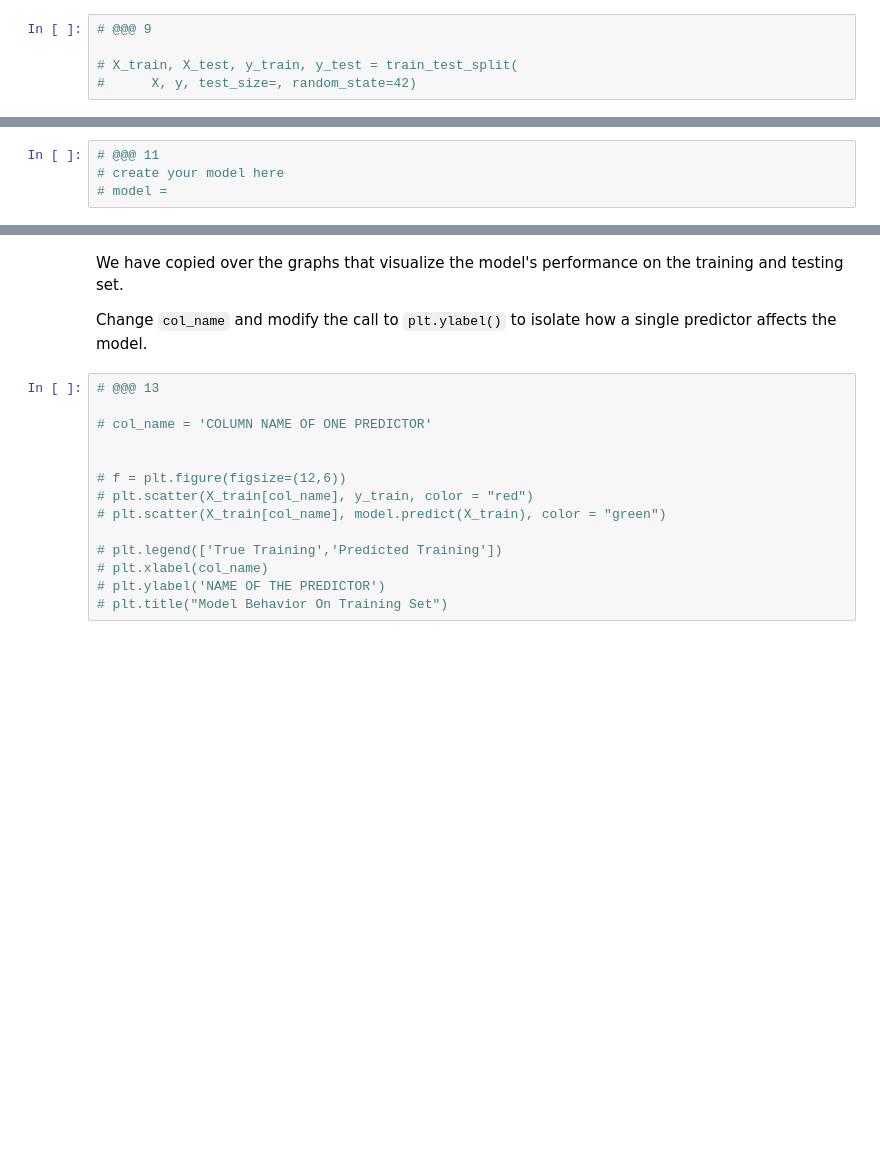
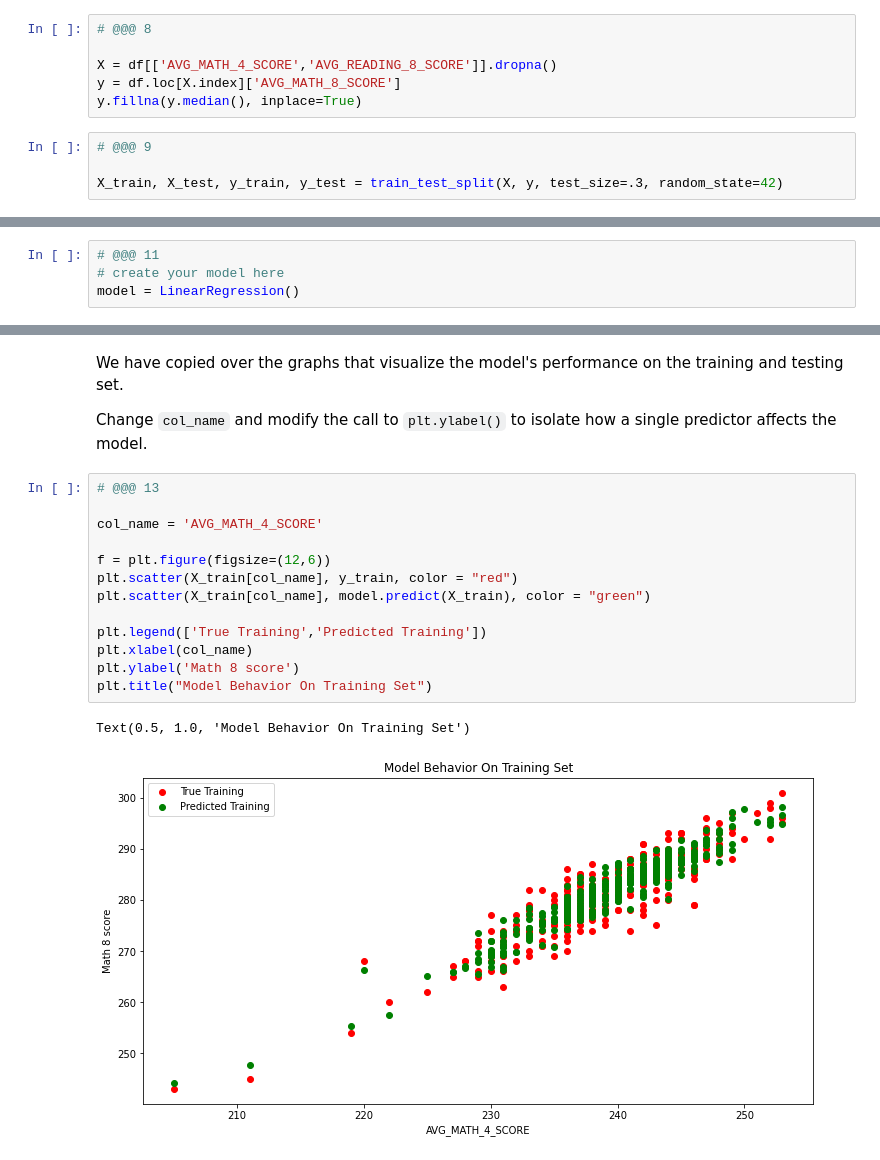
Before and after one commit to Ruohan0413/MDST-Tutorial, a Jupyter notebook: tutorial1/checkpoint1.ipynb, the cells around one changed output, grey strips where cells are left out. Drawn from its saved outputs; the diff is of its cells as text; blank space fills up the shorter version.

```diff
--- a/tutorial1/checkpoint1.ipynb
+++ b/tutorial1/checkpoint1.ipynb
@@ -174,8 +183,13 @@ from sklearn.model_selection import train_test_split
+# %%
+# @@@ 8
+
+X = df[['AVG_MATH_4_SCORE','AVG_READING_8_SCORE']].dropna()
+y = df.loc[X.index]['AVG_MATH_8_SCORE']
+y.fillna(y.median(), inplace=True)
 # %%
 # @@@ 9
 
-# X_train, X_test, y_train, y_test = train_test_split(
-#      X, y, test_size=, random_state=42)
+X_train, X_test, y_train, y_test = train_test_split(X, y, test_size=.3, random_state=42)
 # %% [markdown]
 <h2> Prediction </h2>
 # %% [markdown]
@@ -186,6 +201,6 @@ ML Models [Resource](https://medium.com/@vijaya.beeravalli/comparison-of-machine
 # %%
 # @@@ 11
 # create your model here
-# model =
+model = LinearRegression()
 # %%
 model.fit(X_train, y_train)
@@ -204,17 +230,19 @@ Change `col_name` and modify the call to `plt.ylabel()` to isolate how a single
 # %%
 # @@@ 13
 
-# col_name = 'COLUMN NAME OF ONE PREDICTOR'
+col_name = 'AVG_MATH_4_SCORE'
 
+f = plt.figure(figsize=(12,6))
+plt.scatter(X_train[col_name], y_train, color = "red")
+plt.scatter(X_train[col_name], model.predict(X_train), color = "green")
 
-# f = plt.figure(figsize=(12,6))
-# plt.scatter(X_train[col_name], y_train, color = "red")
-# plt.scatter(X_train[col_name], model.predict(X_train), color = "green")
-
-# plt.legend(['True Training','Predicted Training'])
-# plt.xlabel(col_name)
-# plt.ylabel('NAME OF THE PREDICTOR')
-# plt.title("Model Behavior On Training Set")
+plt.legend(['True Training','Predicted Training'])
+plt.xlabel(col_name)
+plt.ylabel('Math 8 score')
+plt.title("Model Behavior On Training Set")
+# %% [output]
+Text(0.5, 1.0, 'Model Behavior On Training Set')
+[figure, added]
 # %%
 # @@@ 14
 
```
Also changed, not shown: parts of 10 cells of this notebook.
